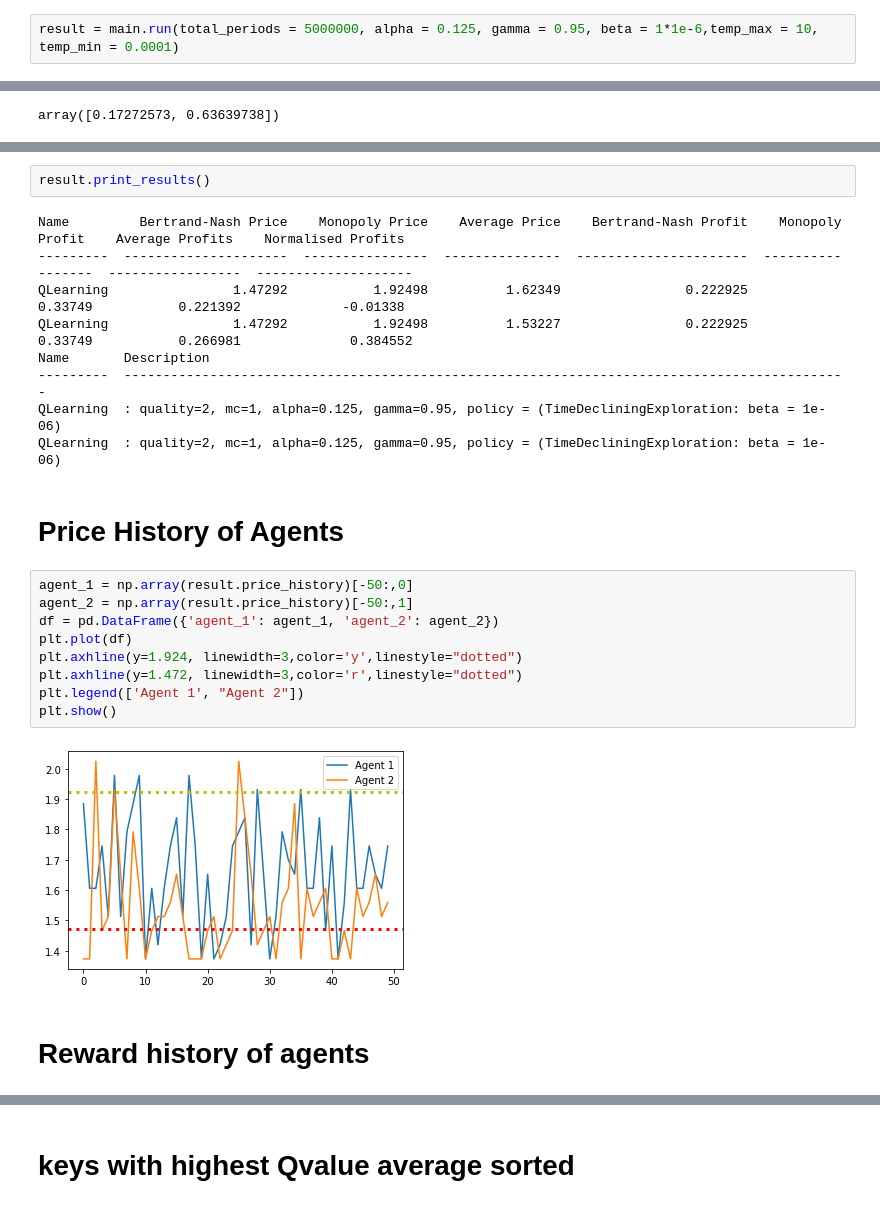
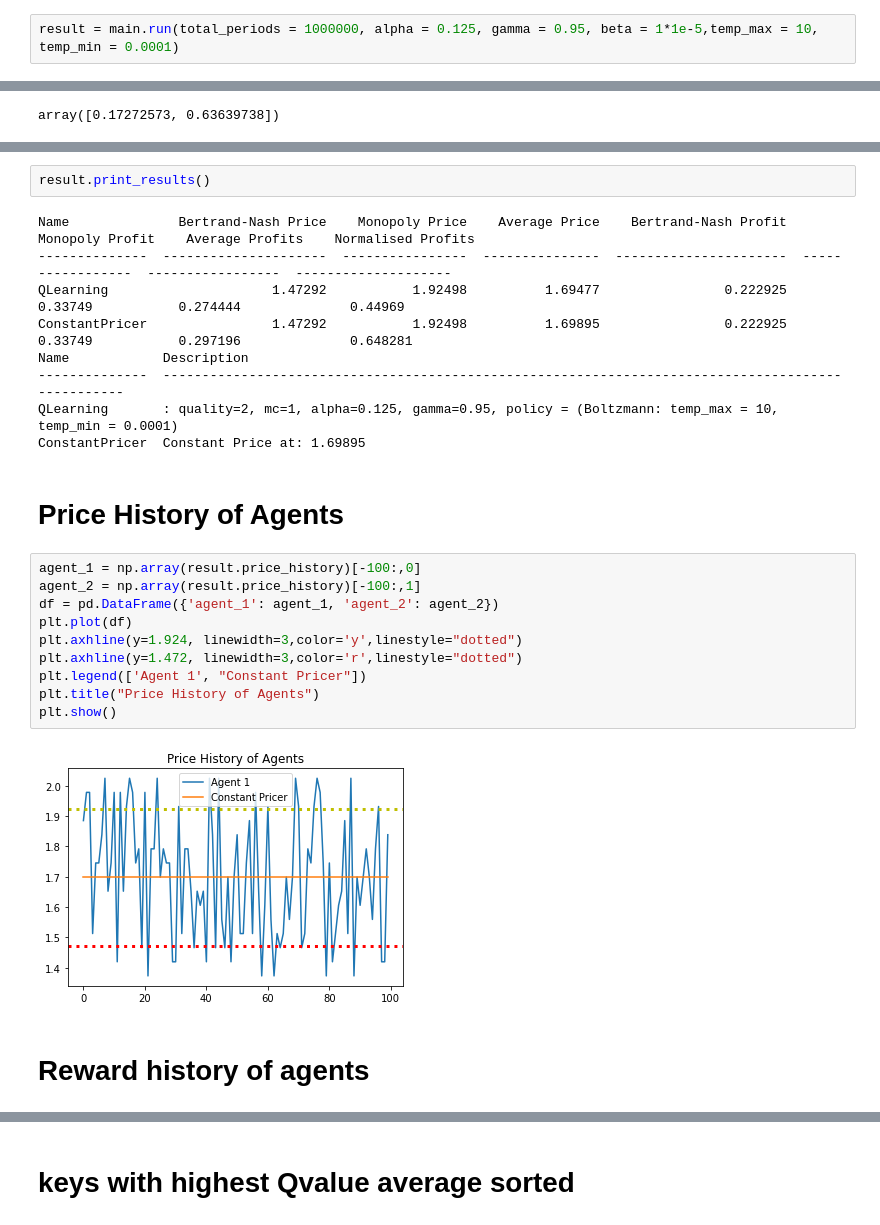
Before and after one commit to weehan299/multiagenteconomicssimulation, a Jupyter notebook: Data Analysis of Results.ipynb, the cells around one changed output, grey strips where cells are left out. Saved outputs shown, nothing was run; the diff lists cells and outputs as text.

```diff
--- a/Data Analysis of Results.ipynb
+++ b/Data Analysis of Results.ipynb
@@ -6,4 +6,4 @@ import seaborn as sns
 
 import main
 # %%
-result = main.run(total_periods = 5000000, alpha = 0.125, gamma = 0.95, beta = 1*1e-6,temp_max = 10, temp_min = 0.0001)
+result = main.run(total_periods = 1000000, alpha = 0.125, gamma = 0.95, beta = 1*1e-5,temp_max = 10, temp_min = 0.0001)
@@ -23,27 +24,28 @@ array([0.17272573, 0.63639738])
 # %%
 result.print_results()
 # %% [output]
-Name         Bertrand-Nash Price    Monopoly Price    Average Price    Bertrand-Nash Profit    Monopoly Profit    Average Profits    Normalised Profits
----------  ---------------------  ----------------  ---------------  ----------------------  -----------------  -----------------  --------------------
-QLearning                1.47292           1.92498          1.62349                0.222925            0.33749           0.221392             -0.01338
-QLearning                1.47292           1.92498          1.53227                0.222925            0.33749           0.266981              0.384552
-Name       Description
----------  ---------------------------------------------------------------------------------------------
-QLearning  : quality=2, mc=1, alpha=0.125, gamma=0.95, policy = (TimeDecliningExploration: beta = 1e-06)
-QLearning  : quality=2, mc=1, alpha=0.125, gamma=0.95, policy = (TimeDecliningExploration: beta = 1e-06)
+Name              Bertrand-Nash Price    Monopoly Price    Average Price    Bertrand-Nash Profit    Monopoly Profit    Average Profits    Normalised Profits
+--------------  ---------------------  ----------------  ---------------  ----------------------  -----------------  -----------------  --------------------
+QLearning                     1.47292           1.92498          1.69477                0.222925            0.33749           0.274444              0.44969
+ConstantPricer                1.47292           1.92498          1.69895                0.222925            0.33749           0.297196              0.648281
+Name            Description
+--------------  --------------------------------------------------------------------------------------------------
+QLearning       : quality=2, mc=1, alpha=0.125, gamma=0.95, policy = (Boltzmann: temp_max = 10, temp_min = 0.0001)
+ConstantPricer  Constant Price at: 1.69895
 # %% [markdown]
 # Price History of Agents
 # %%
-agent_1 = np.array(result.price_history)[-50:,0]
-agent_2 = np.array(result.price_history)[-50:,1]
+agent_1 = np.array(result.price_history)[-100:,0]
+agent_2 = np.array(result.price_history)[-100:,1]
 df = pd.DataFrame({'agent_1': agent_1, 'agent_2': agent_2})
 plt.plot(df)
 plt.axhline(y=1.924, linewidth=3,color='y',linestyle="dotted")
 plt.axhline(y=1.472, linewidth=3,color='r',linestyle="dotted")
-plt.legend(['Agent 1', "Agent 2"])
+plt.legend(['Agent 1', "Constant Pricer"])
+plt.title("Price History of Agents")
 plt.show()
 # %% [output]
-[figure, old version]
+[figure, new version]
-# %% [markdown]
-# Reward history of agents
+# %% [markdown]
+# Reward history of agents
 # %%
```
Also changed, not shown: parts of 5 cells of this notebook, 3 other files.
